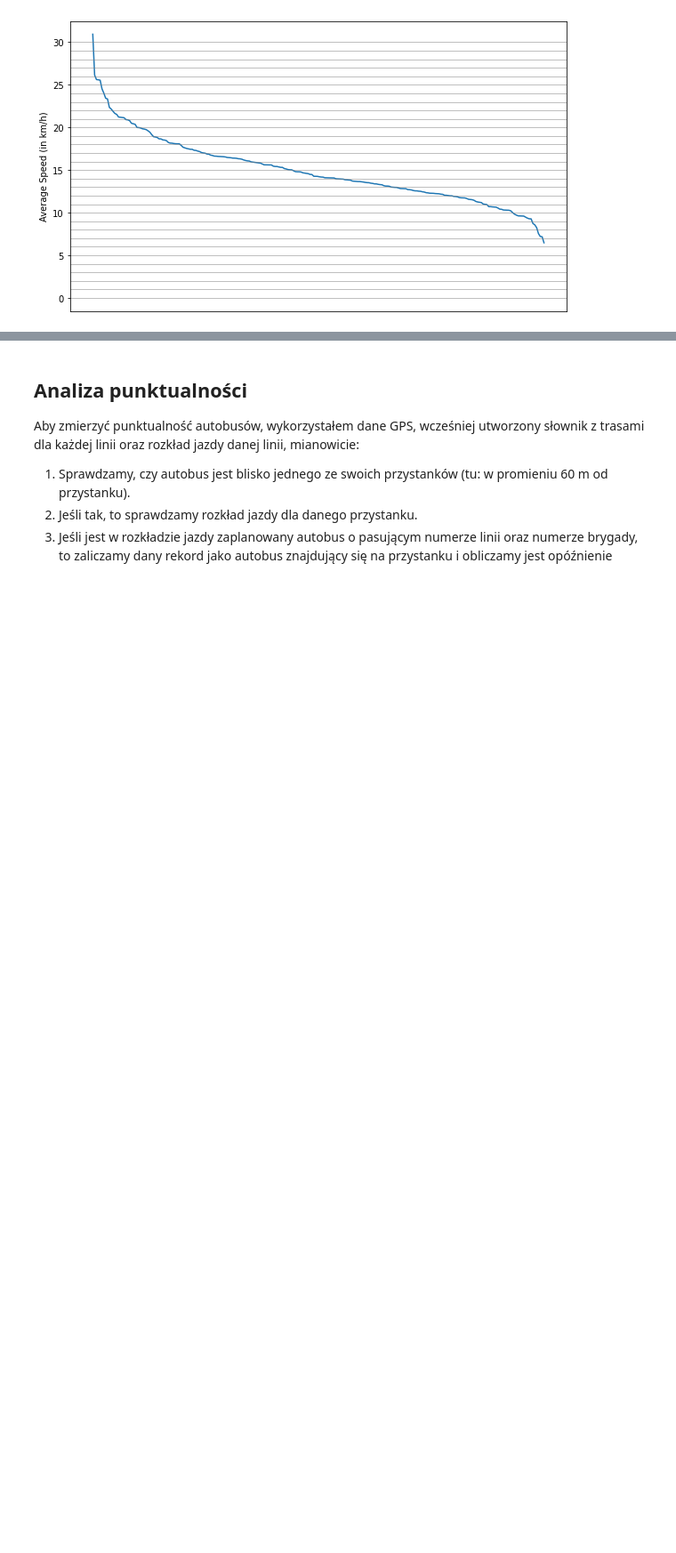
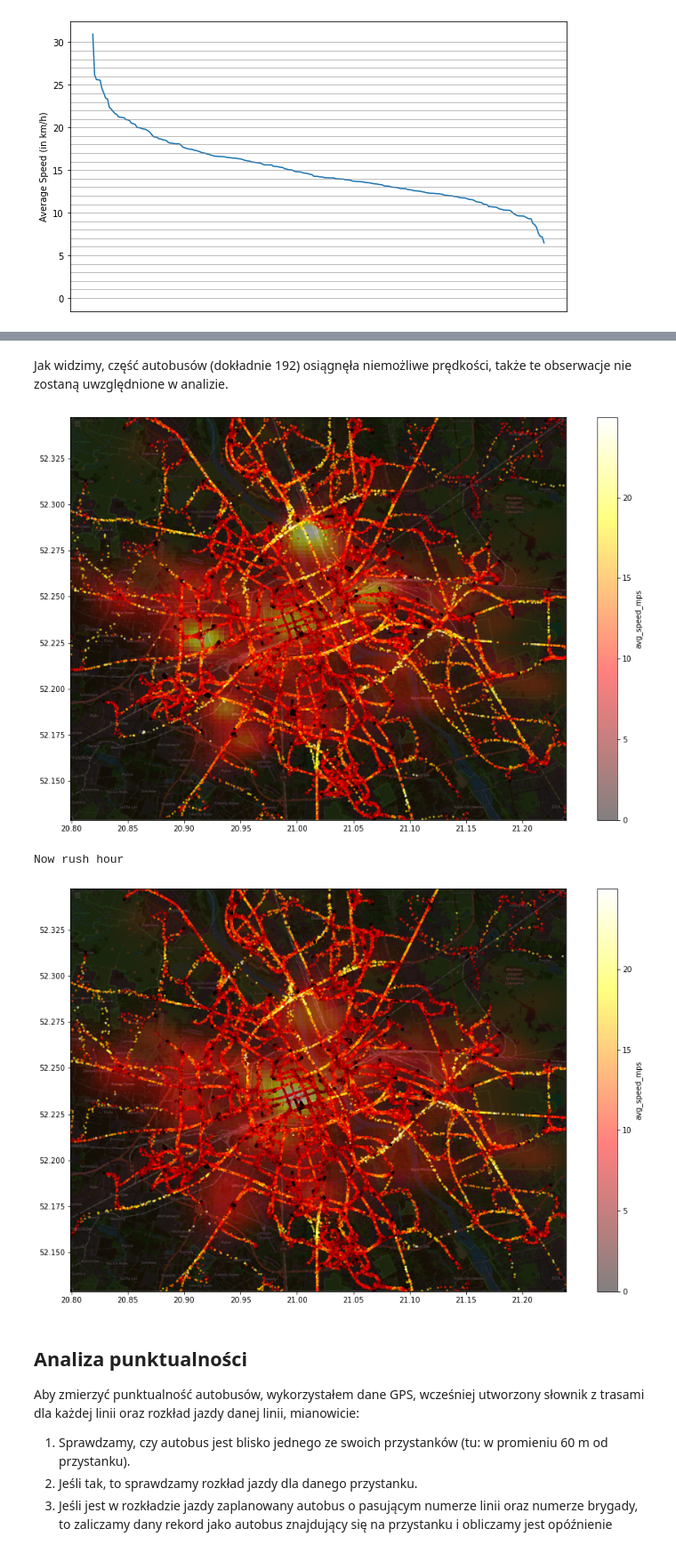
Before and after one commit to szwedkarol/Python_WTP, a Jupyter notebook: Data_analysis_notebook.ipynb, the cells around one changed output, grey strips where cells are left out. Shown at 89% size. Cells and saved outputs as stored; diff of their text form; code cells hidden in the pictures; blank space fills up the shorter version.

```diff
--- a/Data_analysis_notebook.ipynb
+++ b/Data_analysis_notebook.ipynb
@@ -55,6 +56,11 @@ def calculate_time_diff(time_1, time_2):
 # Calculate distance in meters between two points, given as pairs of coordinates.
 def calculate_distance(coords_1, coords_2):
     return geopy.distance.geodesic(coords_1, coords_2).meters  # convert to meters
+
+
+# Return middle point between two coordinates
+def calculate_avg_coords(coords_1, coords_2):
+    return (coords_1[0] + coords_2[0]) / 2, (coords_1[1] + coords_2[1]) / 2
 # %%
 # Returns all rows from a given CSV file that contain passed as parameter "vehicle_nr"
 def get_vehicle_data(filename, vehicle_nr):
@@ -293,0 +341,7 @@ Rush hour
+# %%
+# Basic info
+granular_speeds = granular_avg_speeds_for_vehicle(_BUS_GPS_FILENAME)
+granular_speeds_rush = granular_avg_speeds_for_vehicle(_BUS_GPS_RUSH_FILENAME)
+print(granular_speeds)
+print(granular_speeds.max())
+print(granular_speeds_rush.max())
@@ -294,3 +393,24 @@ Rush hour
+# %% [markdown]
+Jak widzimy, część autobusów (dokładnie 192) osiągnęła niemożliwe prędkości, także te obserwacje nie zostaną uwzględnione w analizie.
+# %%
+granular_speeds = granular_speeds[granular_speeds['avg_speed_mps'] <= 25]
+granular_speeds_rush = granular_speeds_rush[granular_speeds_rush['avg_speed_mps'] <= 25]
+# %%
+# Plot on heatmap the average speed of each vehicle
+warsaw_map_img = "WAW_MAP.png"
+latitude_span = (52.1289, 52.3473)
+longitude_span = (20.7992, 21.2386)
+hotness = 'avg_speed_mps'
+
+print("Early afternoon")
+plot_heatmap_on_map(granular_speeds, warsaw_map_img, latitude_span, longitude_span, hotness)
+
+print("Now rush hour")
+plot_heatmap_on_map(granular_speeds_rush, warsaw_map_img, latitude_span, longitude_span, hotness)
+# %% [output]
+[figure, added]
+Now rush hour
+[figure, added]
 # %% [markdown]
 ## Analiza punktualności
 
```
Also changed, not shown: parts of 7 cells of this notebook, 4 other files.
